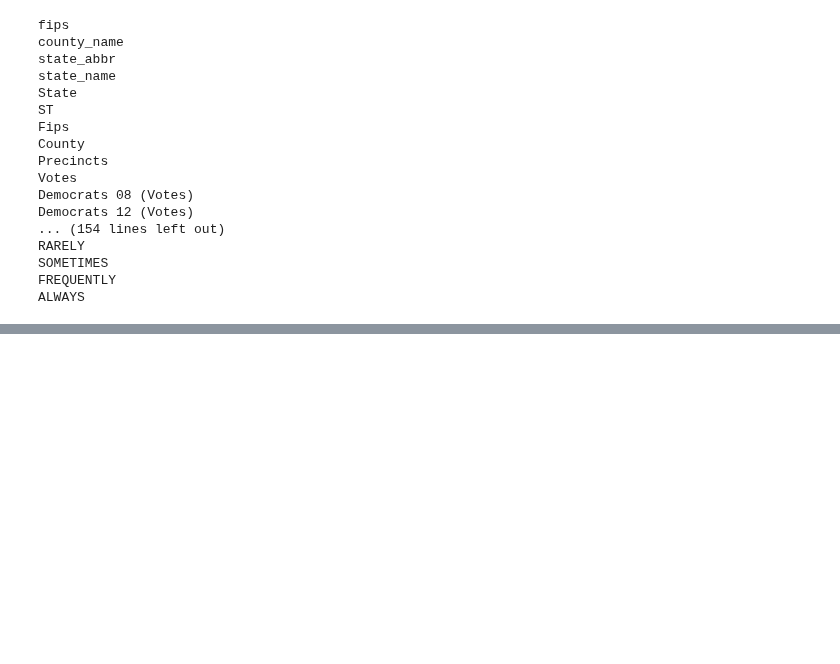
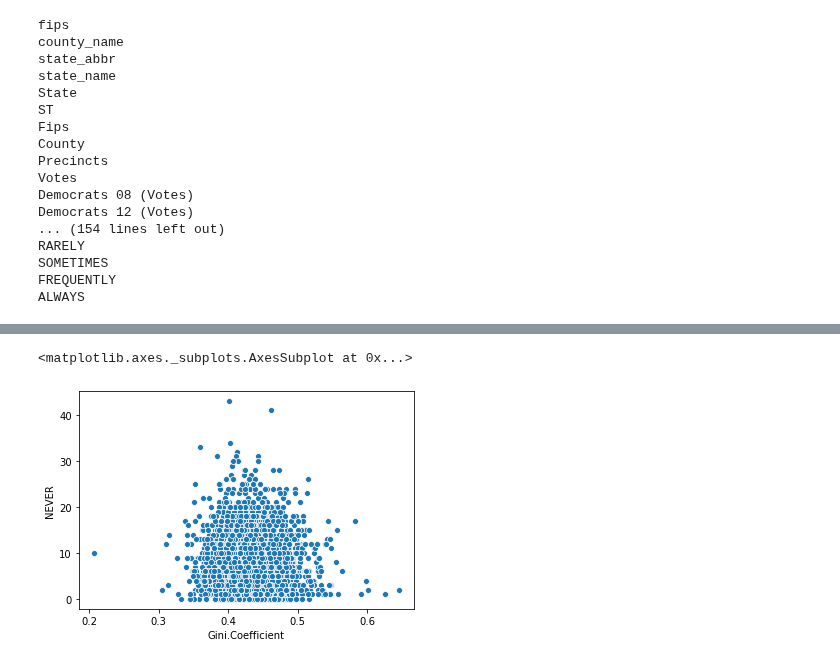
Before and after one commit to tahentx/pv_workbook, a Jupyter notebook: datascience/safegraph/maskpolitics.ipynb, the cells around one changed output, grey strips where cells are left out. Cells and saved outputs as stored; diff of their text form; code cells hidden in the pictures; blank space fills up the shorter version.

```diff
--- a/datascience/safegraph/maskpolitics.ipynb
+++ b/datascience/safegraph/maskpolitics.ipynb
@@ -105,0 +117,5 @@ sns.jointplot(x, y, kind="reg", stat_func=r2)
+# %%
+sns.scatterplot(x='Gini.Coefficient', y='NEVER',data=mask_plus_votes_df)
+# %% [output]
+<matplotlib.axes._subplots.AxesSubplot at 0x...>
+[figure, added]
```
Also changed, not shown: parts of 19 cells of this notebook.
